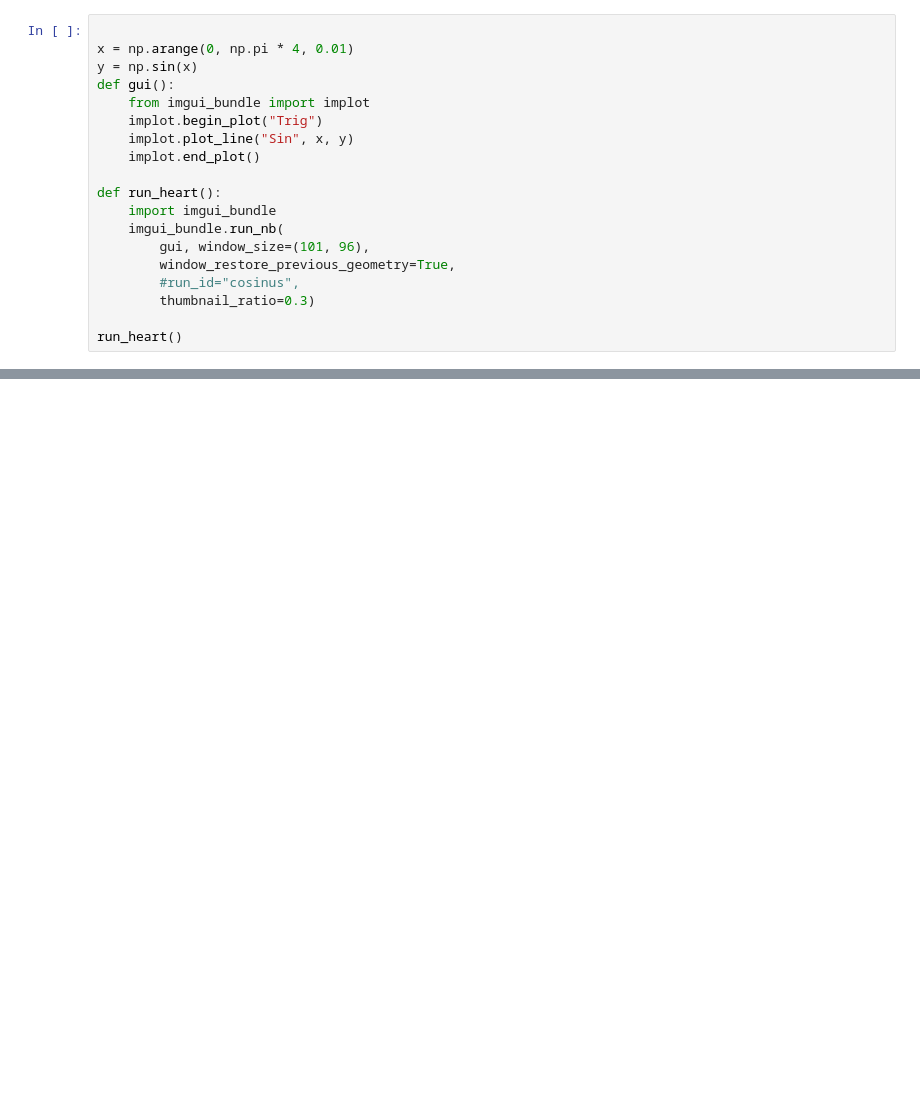
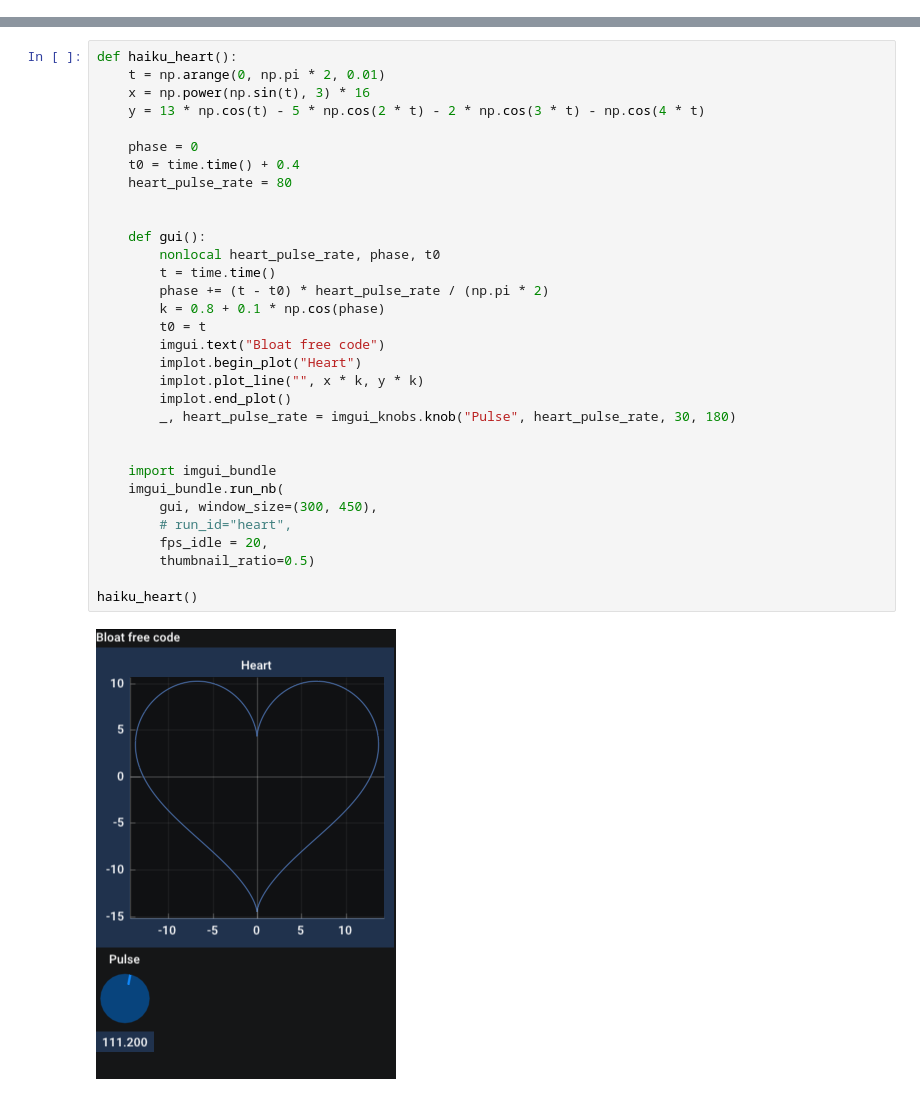
Before and after one commit to pthom/imgui_bundle, a Jupyter notebook: bindings/imgui_bundle/demos/notebooks/demo_notebook.ipynb, the cells around one changed output, grey strips where cells are left out. Drawn from its saved outputs; the diff is of its cells as text; blank space fills up the shorter version.

```diff
--- a/bindings/imgui_bundle/demos/notebooks/demo_notebook.ipynb
+++ b/bindings/imgui_bundle/demos/notebooks/demo_notebook.ipynb
@@ -4,20 +5 @@ from imgui_bundle import implot
 import numpy as np
-# %%
-
-x = np.arange(0, np.pi * 4, 0.01)
-y = np.sin(x)
-def gui():
-    from imgui_bundle import implot
-    implot.begin_plot("Trig")
-    implot.plot_line("Sin", x, y)
-    implot.end_plot()
-
-def run_heart():
-    import imgui_bundle
-    imgui_bundle.run_nb(
-        gui, window_size=(101, 96),
-        window_restore_previous_geometry=True,
-        #run_id="cosinus",
-        thumbnail_ratio=0.3)
-
-run_heart()
@@ -26,0 +6,34 @@ run_heart()
+# %%
+def haiku_heart():
+    t = np.arange(0, np.pi * 2, 0.01)
+    x = np.power(np.sin(t), 3) * 16
+    y = 13 * np.cos(t) - 5 * np.cos(2 * t) - 2 * np.cos(3 * t) - np.cos(4 * t)
+
+    phase = 0
+    t0 = time.time() + 0.4
+    heart_pulse_rate = 80
+
+
+    def gui():
+        nonlocal heart_pulse_rate, phase, t0
+        t = time.time()
+        phase += (t - t0) * heart_pulse_rate / (np.pi * 2)
+        k = 0.8 + 0.1 * np.cos(phase)
+        t0 = t
+        imgui.text("Bloat free code")
+        implot.begin_plot("Heart")
+        implot.plot_line("", x * k, y * k)
+        implot.end_plot()
+        _, heart_pulse_rate = imgui_knobs.knob("Pulse", heart_pulse_rate, 30, 180)
+
+
+    import imgui_bundle
+    imgui_bundle.run_nb(
+        gui, window_size=(300, 450),
+        # run_id="heart",
+        fps_idle = 20,
+        thumbnail_ratio=0.5)
+
+haiku_heart()
+# %% [output]
+[figure, added]
```
Also changed, not shown: parts of 5 cells of this notebook, 1 other file.
